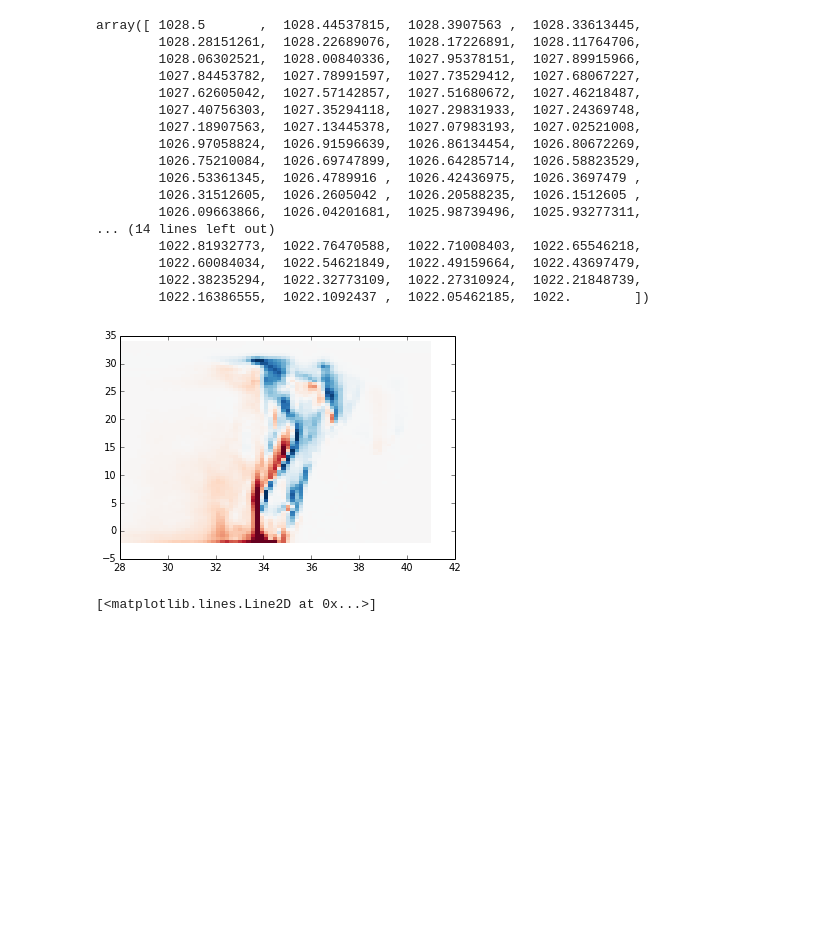
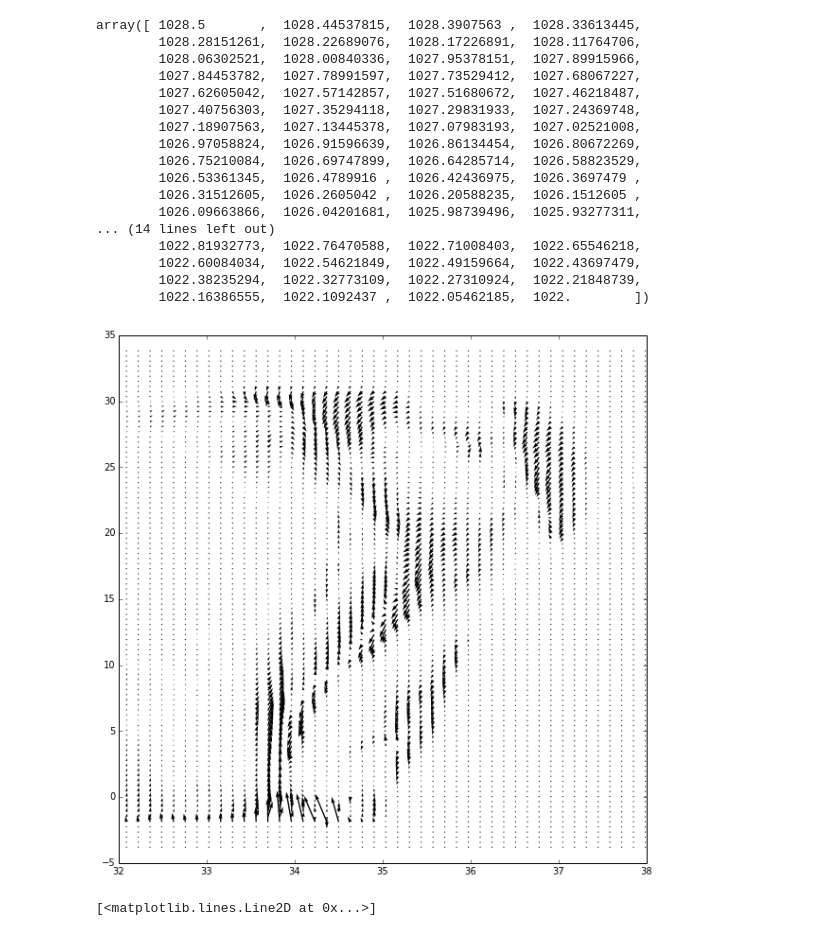
Before and after one commit to rabernat/pop_water_mass, a Jupyter notebook: notebooks/plot_transformation_rates.ipynb, the cells around one changed output. Saved outputs shown, nothing was run; the diff lists cells and outputs as text; code cells hidden in the pictures; blank space fills up the shorter version.

```diff
--- a/notebooks/plot_transformation_rates.ipynb
+++ b/notebooks/plot_transformation_rates.ipynb
@@ -96,16 +96,23 @@ for r in regions:
 T = np.arange(dts['natl']['A'].shape[0])/12.
 # %%
 from watermasstools import transformation
-NT = 70
-NS = 72
-Tlevs = np.linspace(-2,34,NT)
+# define TS space
+NT = 100
+NS = 98
+Tlevs = np.linspace(-4,34,NT)
 Slevs = np.linspace(28,41,NS)
 globe = transformation.TSWaterMassRegion(Tlevs=Tlevs, Slevs=Slevs)
-# %%
-plt.pcolormesh(globe.S, globe.T, dts['globe']['A'].mean(axis=0)[0,1]/Sv, cmap='RdBu_r')
-plt.clim([-20,20])
-# %% [output]
-[figure, removed]
+# %%
+#plt.pcolormesh(globe.S, globe.T, dts['globe']['A'].mean(axis=0)[1,0]/Sv, cmap='RdBu_r')
+r = 'globe'
+u = dts[r]['A'].mean(axis=0)[1,1]/Sv
+v = dts[r]['A'].mean(axis=0)[0,1]/Sv
+plt.figure(figsize=(10,10))
+plt.quiver(globe.Sc, globe.Tc, u, v, scale=1000)
+plt.xlim([32,38])
+plt.clim([-20,20])
+# %% [output]
+[figure, added]
 # %%
 plt.subplot(211)
 plt.plot(globe.Tc, (dts['globe']['A'].mean(axis=0)[0,0] * globe.DT[np.newaxis,:,np.newaxis]).sum(axis=2).T)
```
Also changed, not shown: parts of 2 cells of this notebook.
